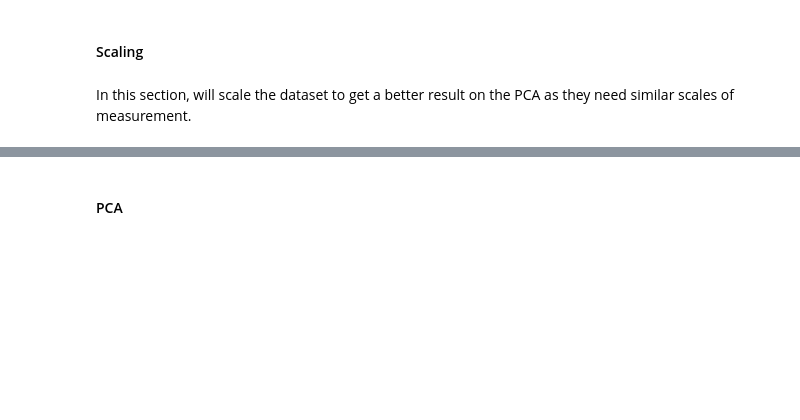
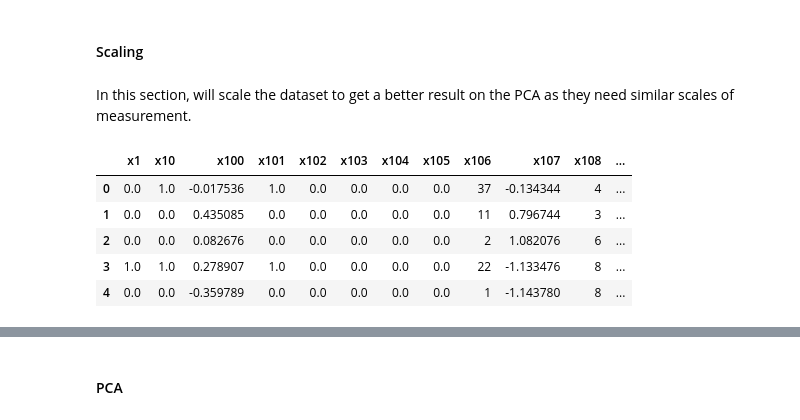
Before and after one commit to felipe-dossantos-dev/mlnd-capstone-tradeshift, a Jupyter notebook: notebooks/capstone-report.ipynb, the cells around one changed output, grey strips where cells are left out. Cells and saved outputs as stored; diff of their text form; code cells hidden in the pictures; blank space fills up the shorter version.

```diff
--- a/notebooks/capstone-report.ipynb
+++ b/notebooks/capstone-report.ipynb
@@ -807,19 +827,26 @@ After the transformation the dataset goes from 10 content input columns to 1_595
 # %% [markdown]
 In this section, will scale the dataset to get a better result on the PCA as they need similar scales of measurement.
 # %%
-train_without_content_path = "../working/3_train_without_content.pkl"
+train_numerical_path = "../working/3_train_numerical.pkl"
 train_float_scaling_path = "../working/5_train_float_scaling.pkl"
 train_float_scaler_path = "../working/6_train_float_scaler.pkl"
 
-train_features = pd.read_pickle(train_without_content_path)
+train_features = pd.read_pickle(train_numerical_path)
 
 if not os.path.isfile(train_float_scaling_path):
     train_features, scaler = pre.scale_features(train_features, float_features)
     pickle.dump(scaler, open(train_float_scaler_path, "wb"))
     train_features.to_pickle(train_float_scaling_path)
 
 train_features = pd.read_pickle(train_float_scaling_path)
 train_features.head()
+# %% [output]
+|  | x1 | x10 | x100 | x101 | x102 | x103 | x104 | x105 | x106 | x107 | x108 | ... |
+| 0 | 0.0 | 1.0 | -0.017536 | 1.0 | 0.0 | 0.0 | 0.0 | 0.0 | 37 | -0.134344 | 4 | ... |
+| 1 | 0.0 | 0.0 | 0.435085 | 0.0 | 0.0 | 0.0 | 0.0 | 0.0 | 11 | 0.796744 | 3 | ... |
+| 2 | 0.0 | 0.0 | 0.082676 | 0.0 | 0.0 | 0.0 | 0.0 | 0.0 | 2 | 1.082076 | 6 | ... |
+| 3 | 1.0 | 1.0 | 0.278907 | 1.0 | 0.0 | 0.0 | 0.0 | 0.0 | 22 | -1.133476 | 8 | ... |
+| 4 | 0.0 | 0.0 | -0.359789 | 0.0 | 0.0 | 0.0 | 0.0 | 0.0 | 1 | -1.143780 | 8 | ... |
 # %%
 train_int_scaling_path = "../working/7_train_int_scaling.pkl"
 train_int_scaler_path = "../working/8_train_int_scaler.pkl"
```
Also changed, not shown: parts of 22 cells of this notebook, 1 other file.
